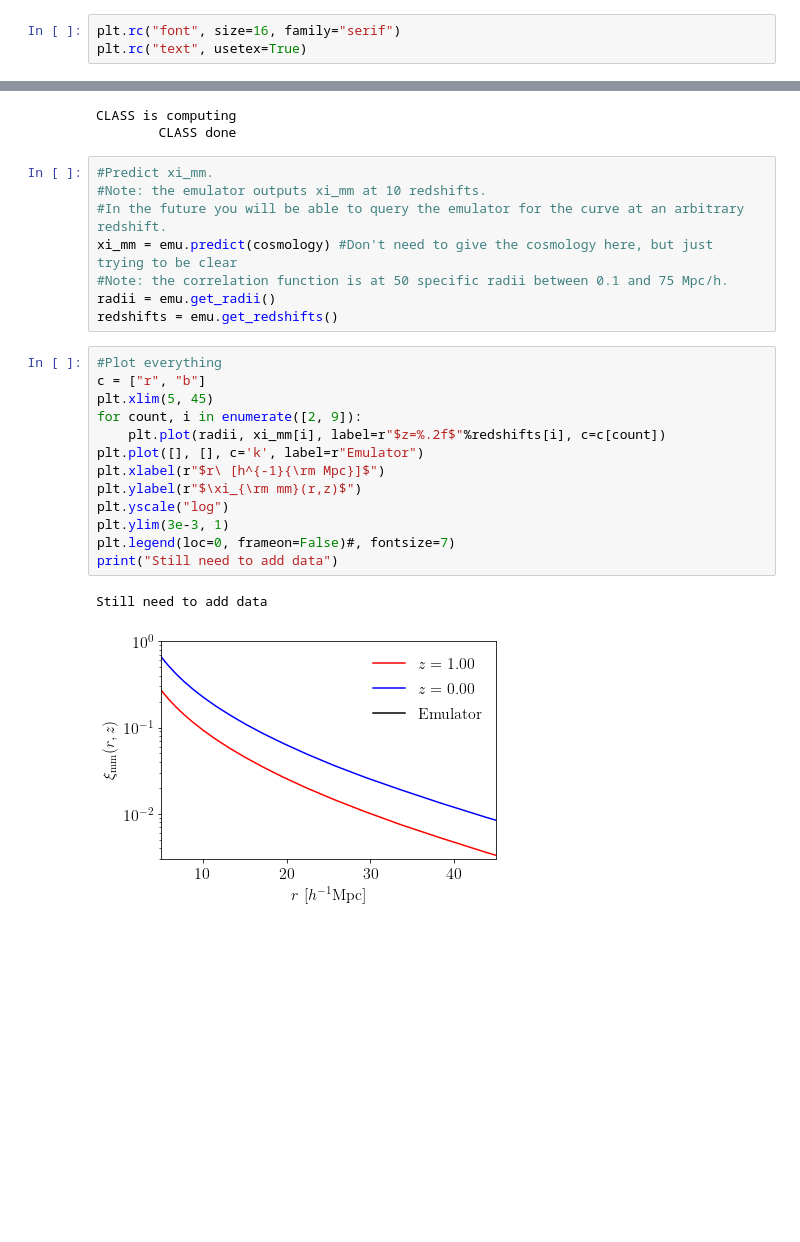
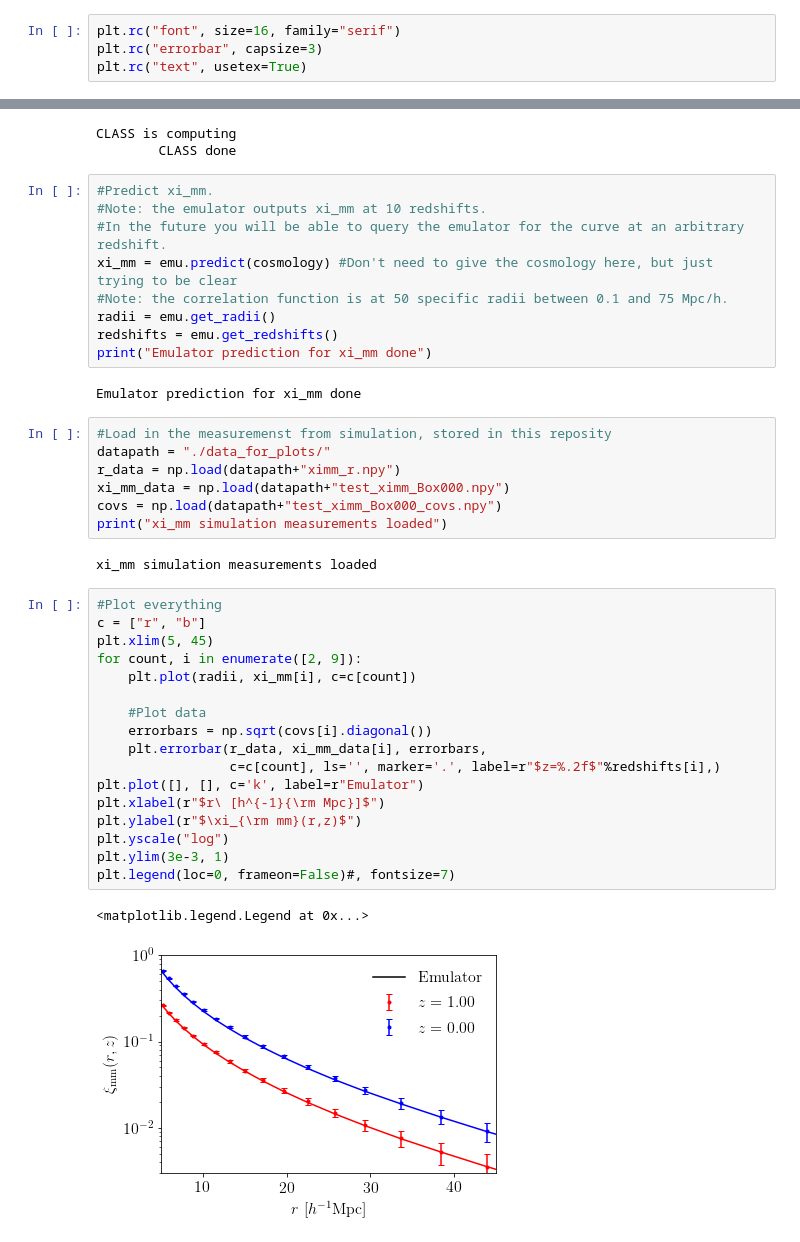
Before and after one commit to tmcclintock/Matter-Correlation-Function, a Jupyter notebook: notebooks/Figure_for_halo_bias_paper.ipynb, the cells around one changed output, grey strips where cells are left out. Cells and saved outputs as stored; diff of their text form; blank space fills up the shorter version.

Commit message:
Made a plot.

```diff
--- a/notebooks/Figure_for_halo_bias_paper.ipynb
+++ b/notebooks/Figure_for_halo_bias_paper.ipynb
@@ -9,6 +10,7 @@ from ximm_emulator import *
 %matplotlib inline
 # %%
 plt.rc("font", size=16, family="serif")
+plt.rc("errorbar", capsize=3)
 plt.rc("text", usetex=True)
 # %% [markdown]
 ### A simple example of how to call the emulator
@@ -31,19 +36,35 @@ xi_mm = emu.predict(cosmology) #Don't need to give the cosmology here, but just
 #Note: the correlation function is at 50 specific radii between 0.1 and 75 Mpc/h.
 radii = emu.get_radii()
 redshifts = emu.get_redshifts()
+print("Emulator prediction for xi_mm done")
+# %% [output]
+Emulator prediction for xi_mm done
+# %%
+#Load in the measuremenst from simulation, stored in this reposity
+datapath = "./data_for_plots/"
+r_data = np.load(datapath+"ximm_r.npy")
+xi_mm_data = np.load(datapath+"test_ximm_Box000.npy")
+covs = np.load(datapath+"test_ximm_Box000_covs.npy")
+print("xi_mm simulation measurements loaded")
+# %% [output]
+xi_mm simulation measurements loaded
 # %%
 #Plot everything
 c = ["r", "b"]
 plt.xlim(5, 45)
 for count, i in enumerate([2, 9]):
-    plt.plot(radii, xi_mm[i], label=r"$z=%.2f$"%redshifts[i], c=c[count])
+    plt.plot(radii, xi_mm[i], c=c[count])
+
+    #Plot data
+    errorbars = np.sqrt(covs[i].diagonal())
+    plt.errorbar(r_data, xi_mm_data[i], errorbars,
+                 c=c[count], ls='', marker='.', label=r"$z=%.2f$"%redshifts[i],)
 plt.plot([], [], c='k', label=r"Emulator")
 plt.xlabel(r"$r\ [h^{-1}{\rm Mpc}]$")
 plt.ylabel(r"$\xi_{\rm mm}(r,z)$")
 plt.yscale("log")
 plt.ylim(3e-3, 1)
 plt.legend(loc=0, frameon=False)#, fontsize=7)
-print("Still need to add data")
 # %% [output]
-Still need to add data
+<matplotlib.legend.Legend at 0x...>
-[figure, old version]
+[figure, new version]
```
Also changed, not shown: parts of 3 cells of this notebook, 3 other files.
